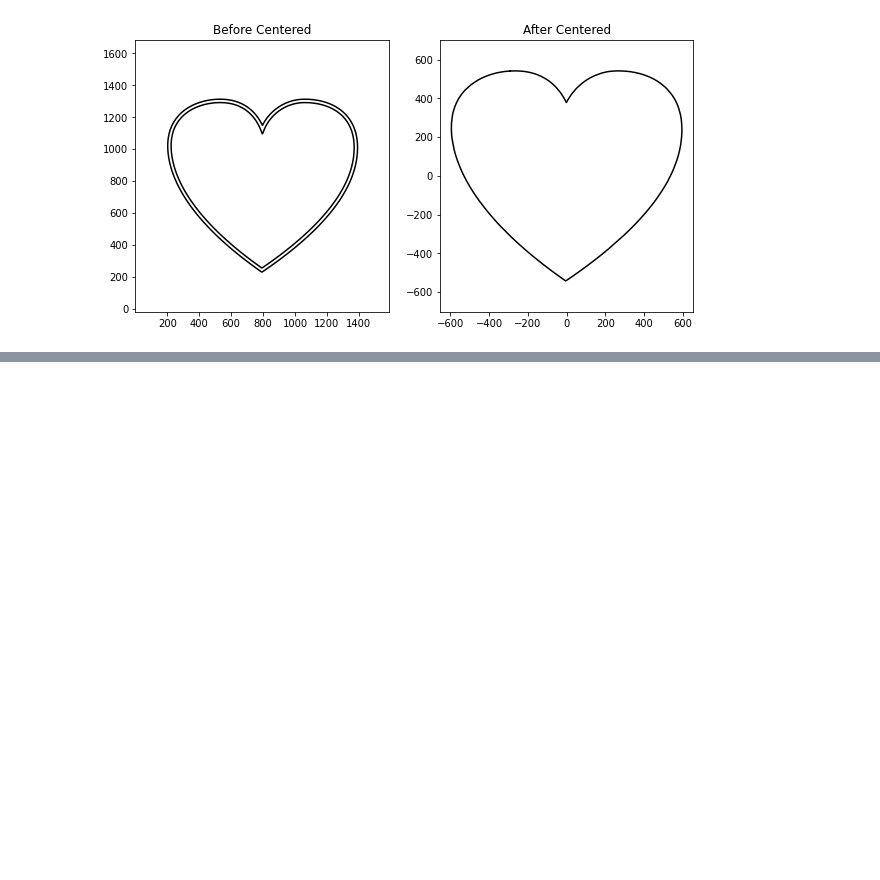
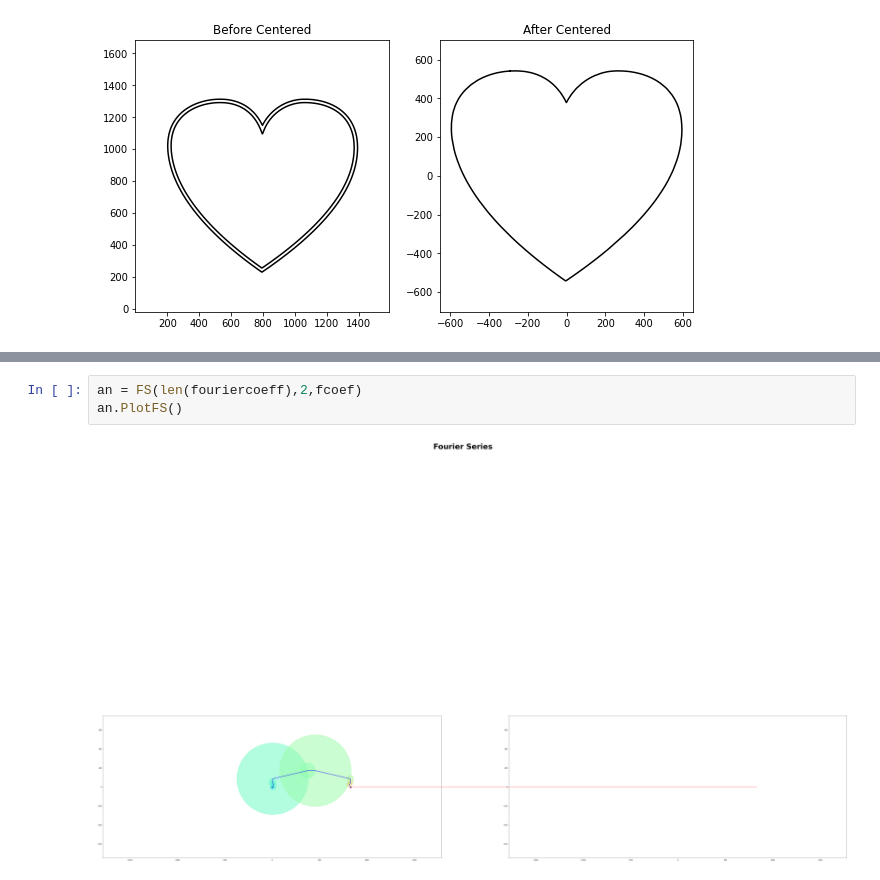
Before and after one commit to Paul30hub/Fourier_transform_drawing, a Jupyter notebook: Package/Fourier.ipynb, the cells around one changed output, grey strips where cells are left out. Drawn from its saved outputs; the diff is of its cells as text; blank space fills up the shorter version.

```diff
--- a/Package/Fourier.ipynb
+++ b/Package/Fourier.ipynb
@@ -44,0 +50,5 @@ print(fouriercoeff)
+# %%
+an = FS(len(fouriercoeff),2,fcoef)
+an.PlotFS()
+# %% [output]
+[figure, added]
```
Also changed, not shown: parts of 2 cells of this notebook.
